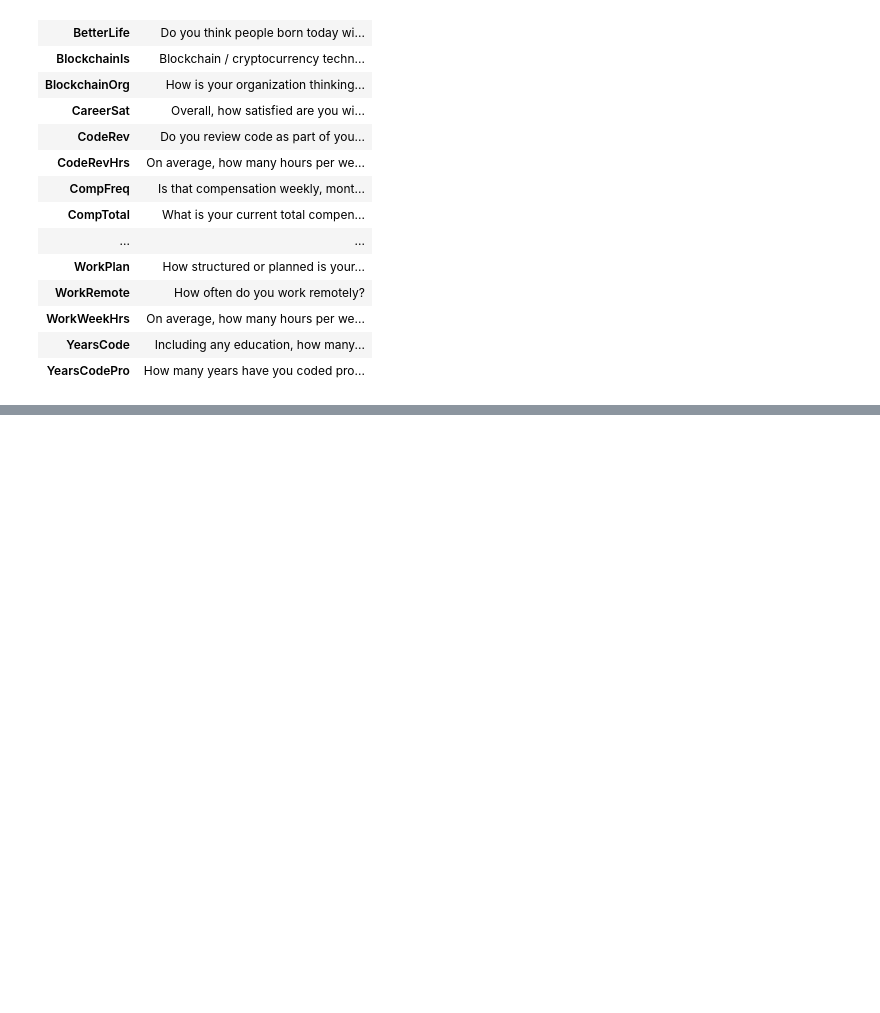
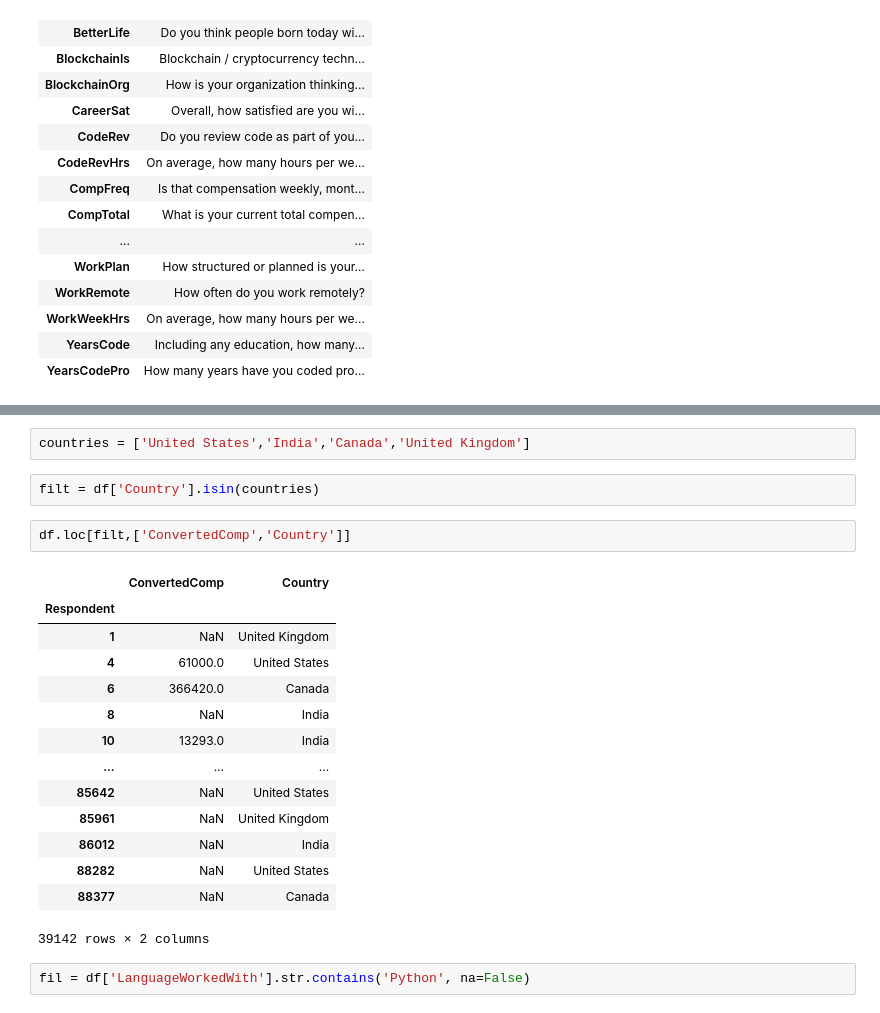
Before and after one commit to sanjaym88/learnpandas, a Jupyter notebook: abcd.ipynb, the cells around one changed output, grey strips where cells are left out. Drawn from its saved outputs; the diff is of its cells as text; blank space fills up the shorter version.

```diff
--- a/abcd.ipynb
+++ b/abcd.ipynb
@@ -268,0 +317,23 @@ schema_df.sort_index()
+# %%
+countries = ['United States','India','Canada','United Kingdom']
+# %%
+filt = df['Country'].isin(countries)
+# %%
+df.loc[filt,['ConvertedComp','Country']]
+# %% [output]
+|  | ConvertedComp | Country |
+| Respondent |  |  |
+| 1 | NaN | United Kingdom |
+| 4 | 61000.0 | United States |
+| 6 | 366420.0 | Canada |
+| 8 | NaN | India |
+| 10 | 13293.0 | India |
+| ... | ... | ... |
+| 85642 | NaN | United States |
+| 85961 | NaN | United Kingdom |
+| 86012 | NaN | India |
+| 88282 | NaN | United States |
+| 88377 | NaN | Canada |
+39142 rows × 2 columns
+# %%
+fil = df['LanguageWorkedWith'].str.contains('Python', na=False)
```
Also changed, not shown: parts of 15 cells of this notebook.
